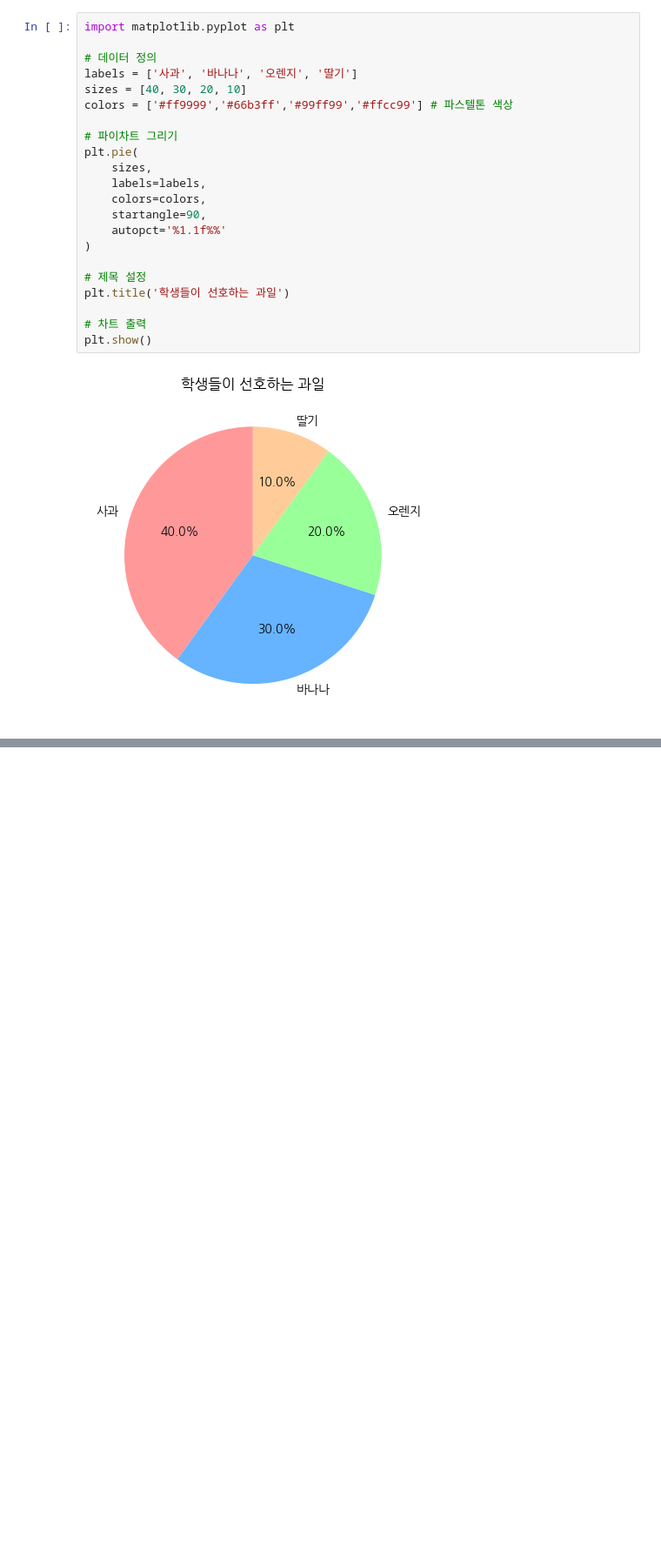
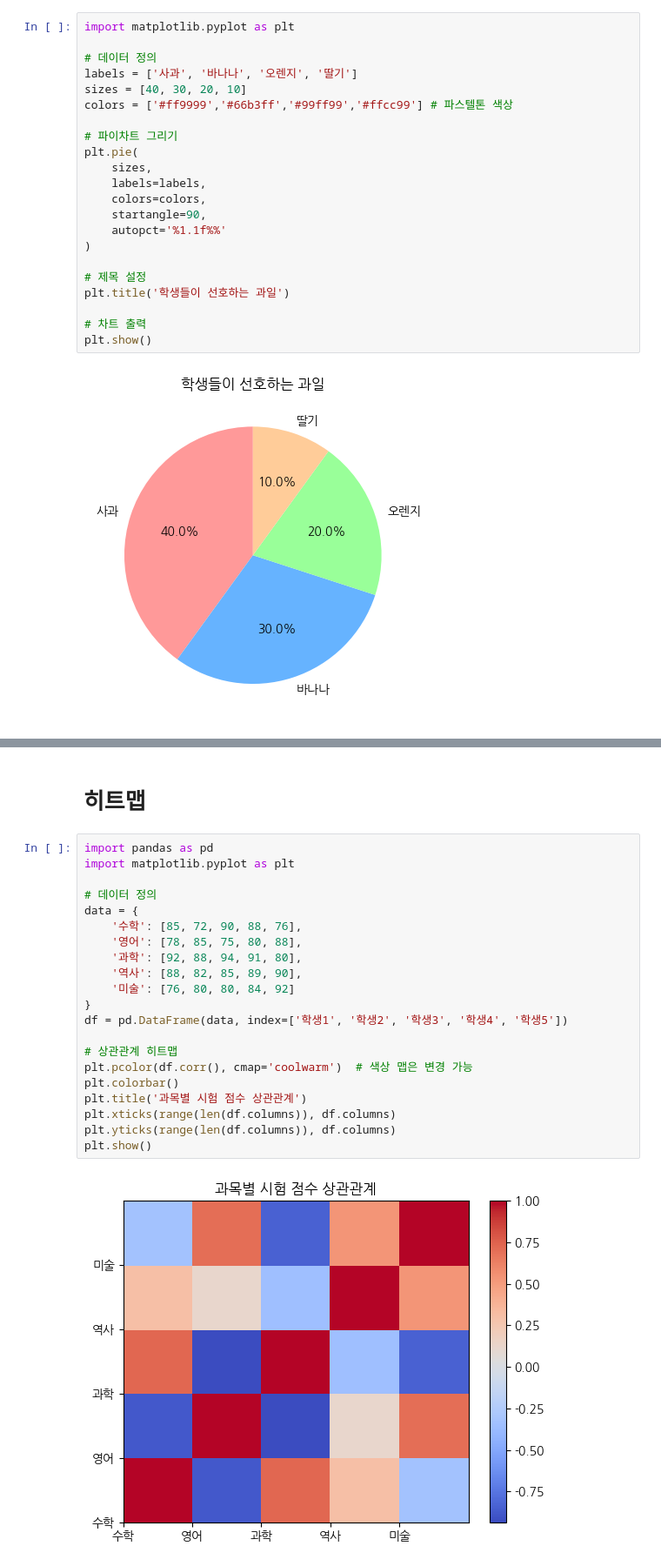
Before and after one commit to denverkim/DataAnalysis, a Jupyter notebook: 기본_시각화.ipynb, the cells around one changed output, grey strips where cells are left out. Shown: that part at 87% size. Drawn from its saved outputs; the diff is of its cells as text; blank space fills up the shorter version.

```diff
--- a/기본_시각화.ipynb
+++ b/기본_시각화.ipynb
@@ -138,0 +162,25 @@ plt.show()
+# %% [markdown]
+# 히트맵
+# %%
+import pandas as pd
+import matplotlib.pyplot as plt
+
+# 데이터 정의
+data = {
+    '수학': [85, 72, 90, 88, 76],
+    '영어': [78, 85, 75, 80, 88],
+    '과학': [92, 88, 94, 91, 80],
+    '역사': [88, 82, 85, 89, 90],
+    '미술': [76, 80, 80, 84, 92]
+}
+df = pd.DataFrame(data, index=['학생1', '학생2', '학생3', '학생4', '학생5'])
+
+# 상관관계 히트맵
+plt.pcolor(df.corr(), cmap='coolwarm')  # 색상 맵은 변경 가능
+plt.colorbar()
+plt.title('과목별 시험 점수 상관관계')
+plt.xticks(range(len(df.columns)), df.columns)
+plt.yticks(range(len(df.columns)), df.columns)
+plt.show()
+# %% [output]
+[figure, added]
```
Also changed, not shown: parts of 2 cells of this notebook.
